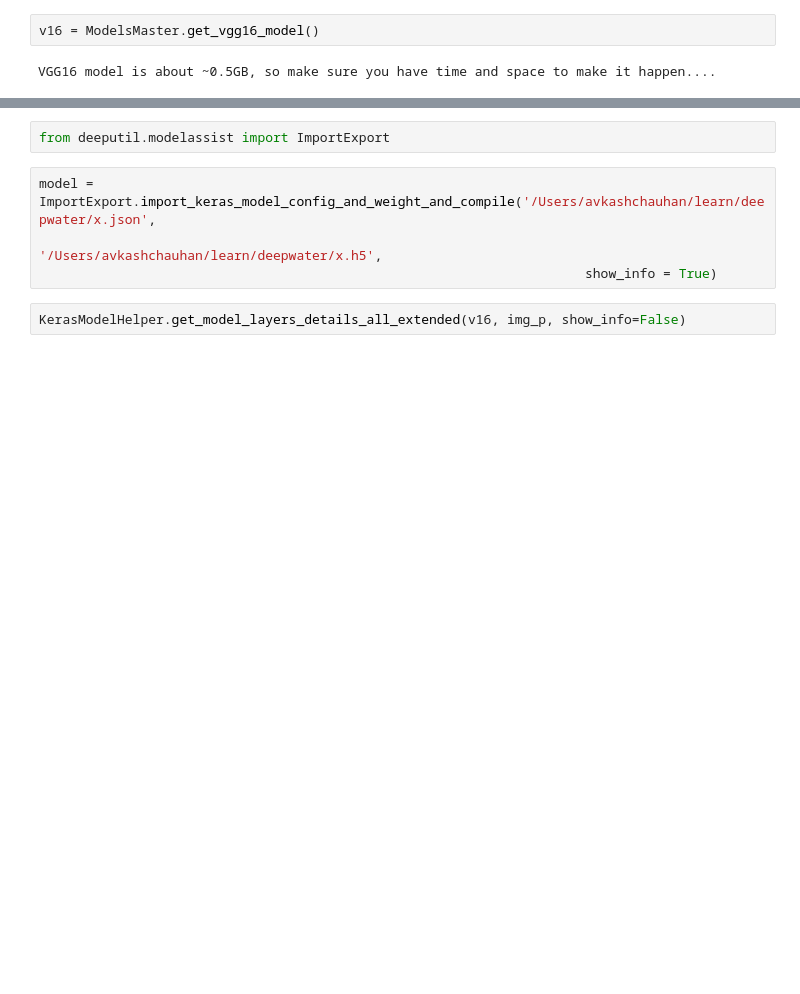
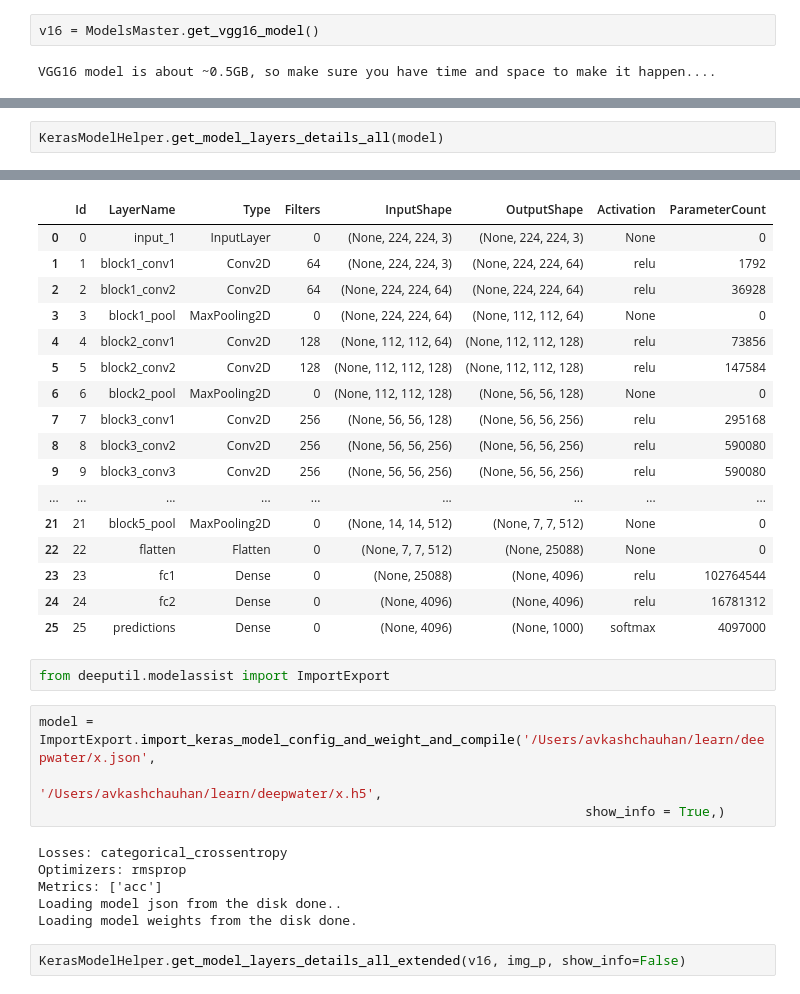
Before and after one commit to Avkash/deeputil, a Jupyter notebook: examples/notebooks/Detailed_Image_Classification_Demo.ipynb, the cells around one changed output, grey strips where cells are left out. Saved outputs shown, nothing was run; the diff lists cells and outputs as text; blank space fills up the shorter version.

```diff
--- a/examples/notebooks/Detailed_Image_Classification_Demo.ipynb
+++ b/examples/notebooks/Detailed_Image_Classification_Demo.ipynb
@@ -25,0 +36,3 @@ KerasModelHelper.get_model_layers_details_all_extended(v16)
+# %%
+KerasModelHelper.get_model_layers_details_all(model)
+# %% [output]
@@ -26,9 +41,32 @@ KerasModelHelper.get_model_layers_details_all_extended(v16)
+|  | Id | LayerName | Type | Filters | InputShape | OutputShape | Activation | ParameterCount |
+| 0 | 0 | input_1 | InputLayer | 0 | (None, 224, 224, 3) | (None, 224, 224, 3) | None | 0 |
+| 1 | 1 | block1_conv1 | Conv2D | 64 | (None, 224, 224, 3) | (None, 224, 224, 64) | relu | 1792 |
+| 2 | 2 | block1_conv2 | Conv2D | 64 | (None, 224, 224, 64) | (None, 224, 224, 64) | relu | 36928 |
+| 3 | 3 | block1_pool | MaxPooling2D | 0 | (None, 224, 224, 64) | (None, 112, 112, 64) | None | 0 |
+| 4 | 4 | block2_conv1 | Conv2D | 128 | (None, 112, 112, 64) | (None, 112, 112, 128) | relu | 73856 |
+| 5 | 5 | block2_conv2 | Conv2D | 128 | (None, 112, 112, 128) | (None, 112, 112, 128) | relu | 147584 |
+| 6 | 6 | block2_pool | MaxPooling2D | 0 | (None, 112, 112, 128) | (None, 56, 56, 128) | None | 0 |
+| 7 | 7 | block3_conv1 | Conv2D | 256 | (None, 56, 56, 128) | (None, 56, 56, 256) | relu | 295168 |
+| 8 | 8 | block3_conv2 | Conv2D | 256 | (None, 56, 56, 256) | (None, 56, 56, 256) | relu | 590080 |
+| 9 | 9 | block3_conv3 | Conv2D | 256 | (None, 56, 56, 256) | (None, 56, 56, 256) | relu | 590080 |
+| ... | ... | ... | ... | ... | ... | ... | ... | ... |
+| 21 | 21 | block5_pool | MaxPooling2D | 0 | (None, 14, 14, 512) | (None, 7, 7, 512) | None | 0 |
+| 22 | 22 | flatten | Flatten | 0 | (None, 7, 7, 512) | (None, 25088) | None | 0 |
+| 23 | 23 | fc1 | Dense | 0 | (None, 25088) | (None, 4096) | relu | 102764544 |
+| 24 | 24 | fc2 | Dense | 0 | (None, 4096) | (None, 4096) | relu | 16781312 |
+| 25 | 25 | predictions | Dense | 0 | (None, 4096) | (None, 1000) | softmax | 4097000 |
 # %%
 from deeputil.modelassist import ImportExport
 # %%
 model = ImportExport.import_keras_model_config_and_weight_and_compile('/Users/avkashchauhan/learn/deepwater/x.json',
                                                                       '/Users/avkashchauhan/learn/deepwater/x.h5',
-                                                                      show_info = True)
+                                                                      show_info = True,)
+# %% [output]
+Losses: categorical_crossentropy
+Optimizers: rmsprop
+Metrics: ['acc']
+Loading model json from the disk done..
+Loading model weights from the disk done.
 # %%
 KerasModelHelper.get_model_layers_details_all_extended(v16, img_p, show_info=False)
 # %% [output]
```
Also changed, not shown: parts of 8 cells of this notebook, 3 other files.
